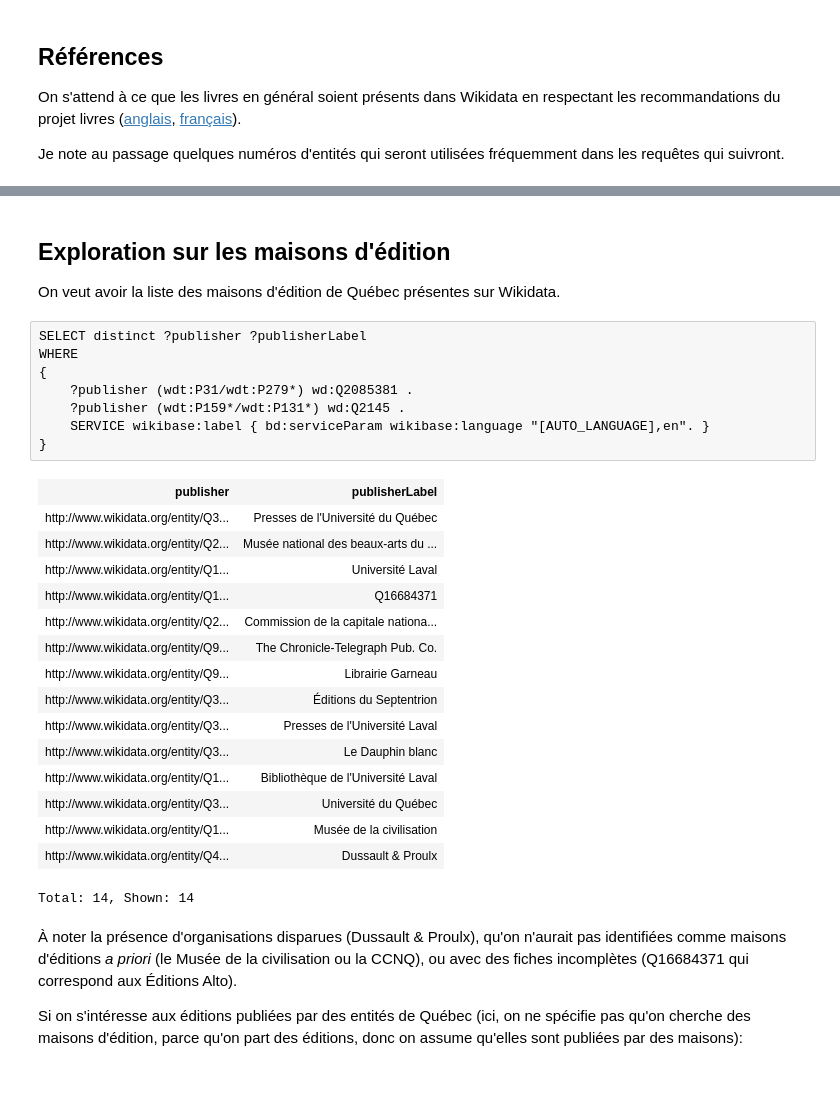
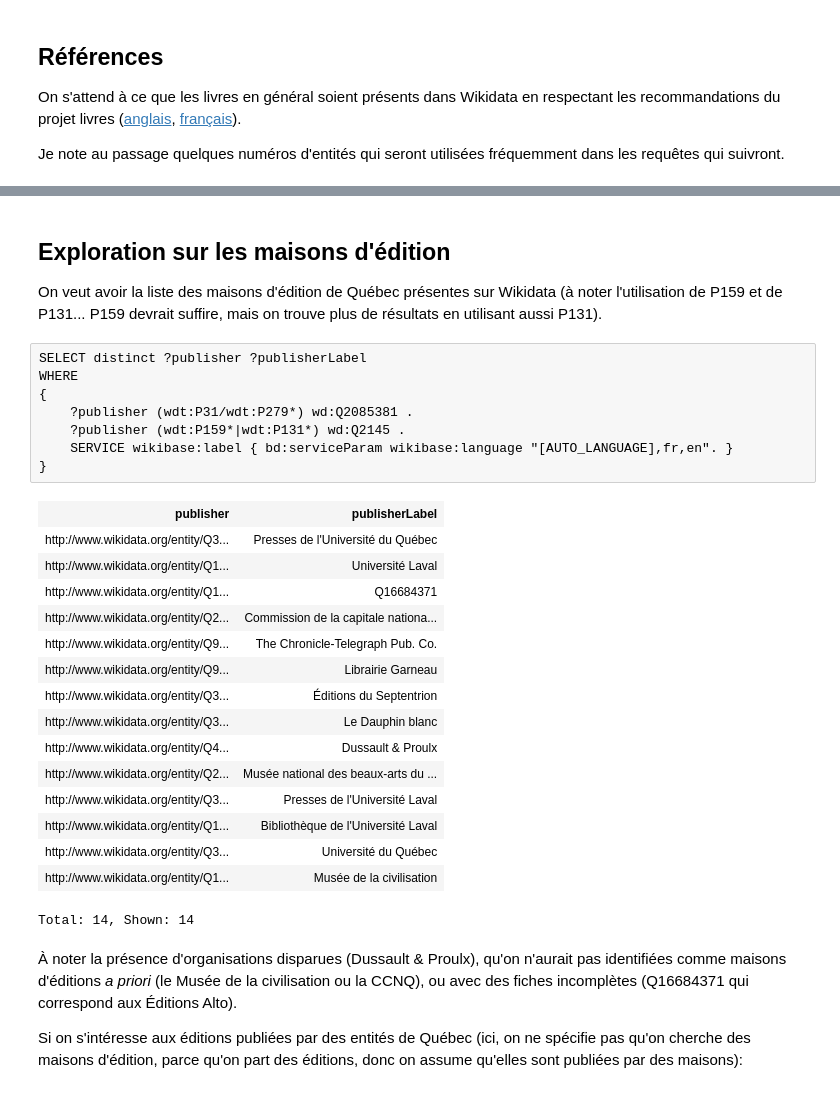
Before and after one commit to Projet-TAMIS/explo_wikidata, a Jupyter notebook: Wikidata et Québec.ipynb, the cells around one changed output, grey strips where cells are left out. Drawn from its saved outputs; the diff is of its cells as text.

```diff
--- a/Wikidata et Québec.ipynb
+++ b/Wikidata et Québec.ipynb
@@ -37,31 +48,31 @@ Je note au passage quelques numéros d'entités qui seront utilisées fréquemme
 # %% [markdown]
 ## Exploration sur les maisons d'édition
 
-On veut avoir la liste des maisons d'édition de Québec présentes sur Wikidata.
+On veut avoir la liste des maisons d'édition de Québec présentes sur Wikidata (à noter l'utilisation de P159 et de P131... P159 devrait suffire, mais on trouve plus de résultats en utilisant aussi P131).
 # %%
 SELECT distinct ?publisher ?publisherLabel
 WHERE
 {
     ?publisher (wdt:P31/wdt:P279*) wd:Q2085381 .
-    ?publisher (wdt:P159*/wdt:P131*) wd:Q2145 .
-    SERVICE wikibase:label { bd:serviceParam wikibase:language "[AUTO_LANGUAGE],en". }
+    ?publisher (wdt:P159*|wdt:P131*) wd:Q2145 .
+    SERVICE wikibase:label { bd:serviceParam wikibase:language "[AUTO_LANGUAGE],fr,en". }
 }
 # %% [output]
 | publisher | publisherLabel |
 | http://www.wikidata.org/entity/Q3... | Presses de l'Université du Québec |
-| http://www.wikidata.org/entity/Q2... | Musée national des beaux-arts du ... |
 | http://www.wikidata.org/entity/Q1... | Université Laval |
 | http://www.wikidata.org/entity/Q1... | Q16684371 |
 | http://www.wikidata.org/entity/Q2... | Commission de la capitale nationa... |
 | http://www.wikidata.org/entity/Q9... | The Chronicle-Telegraph Pub. Co. |
 | http://www.wikidata.org/entity/Q9... | Librairie Garneau |
 | http://www.wikidata.org/entity/Q3... | Éditions du Septentrion |
+| http://www.wikidata.org/entity/Q3... | Le Dauphin blanc |
+| http://www.wikidata.org/entity/Q4... | Dussault & Proulx |
+| http://www.wikidata.org/entity/Q2... | Musée national des beaux-arts du ... |
 | http://www.wikidata.org/entity/Q3... | Presses de l'Université Laval |
-| http://www.wikidata.org/entity/Q3... | Le Dauphin blanc |
 | http://www.wikidata.org/entity/Q1... | Bibliothèque de l'Université Laval |
 | http://www.wikidata.org/entity/Q3... | Université du Québec |
 | http://www.wikidata.org/entity/Q1... | Musée de la civilisation |
-| http://www.wikidata.org/entity/Q4... | Dussault & Proulx |
 Total: 14, Shown: 14
 # %% [markdown]
 À noter la présence d'organisations disparues (Dussault & Proulx), qu'on n'aurait pas identifiées comme maisons d'éditions _a priori_ (le Musée de la civilisation ou la CCNQ), ou avec des fiches incomplètes (Q16684371 qui correspond aux Éditions Alto).
```
Also changed, not shown: parts of 22 cells of this notebook.
